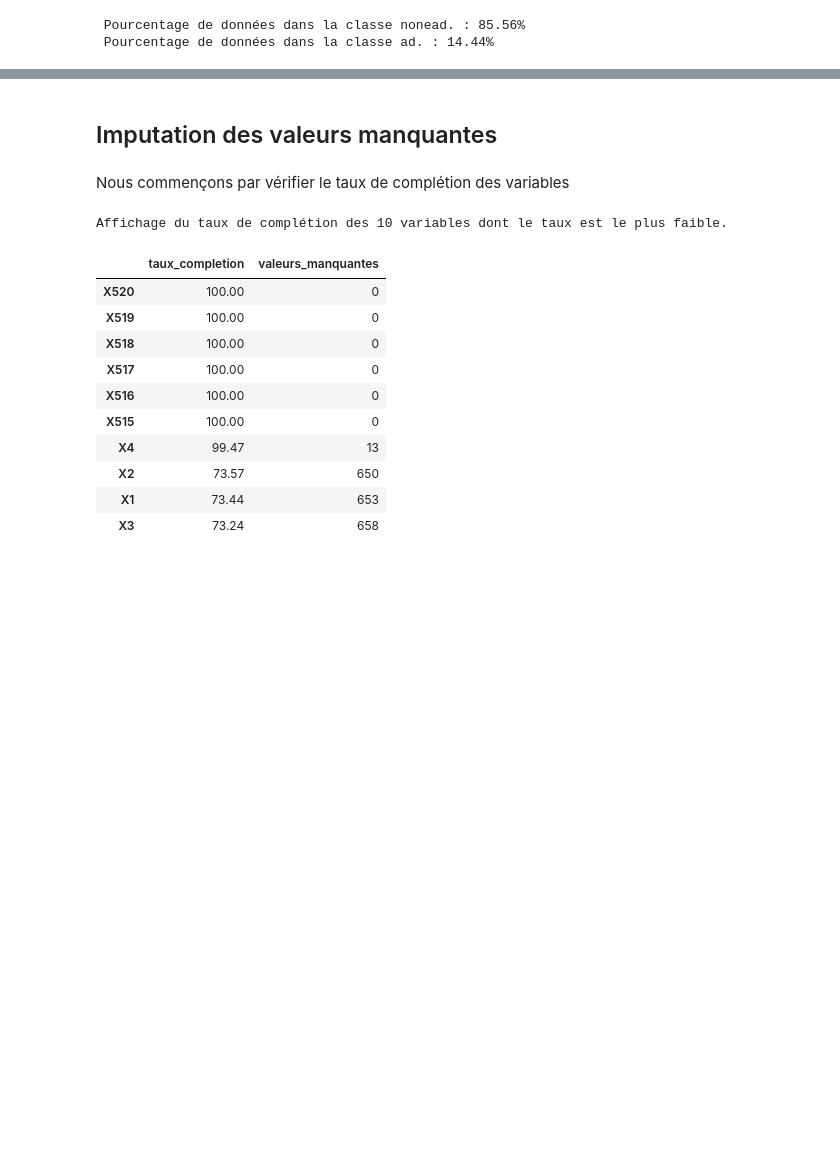
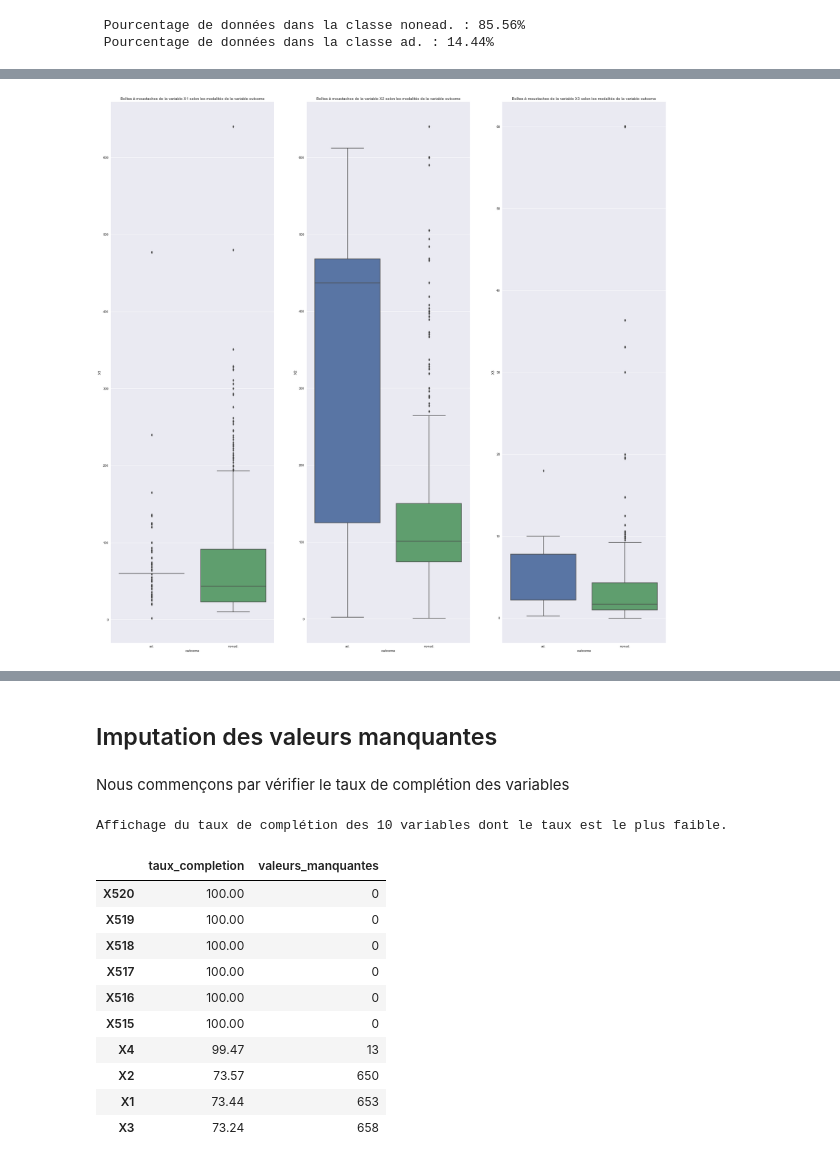
Before and after one commit to cedricsoares/cnam-sta211-entreposage-et-fouille-de-donnees-projet-final, a Jupyter notebook: exploration.ipynb, the cells around one changed output, grey strips where cells are left out. Cells and saved outputs as stored; diff of their text form; code cells hidden in the pictures; blank space fills up the shorter version.

```diff
--- a/exploration.ipynb
+++ b/exploration.ipynb
@@ -71,0 +111,16 @@ print(f" Pourcentage de données dans la classe ad. : {data[data['outcome']== 'a
+# %%
+bins = 'sturges'
+fig, axes = plt.subplots(ncols=3, nrows=1, figsize=(30,30))
+
+sns.boxplot(ax=axes[0], data=data, x='outcome', y='X1')
+axes[0].set_title("Boîtes à moustaches de la variable X1 selon les modalités de la variable outcome")
+
+sns.boxplot(ax=axes[1], data=data, x='outcome', y='X2')
+axes[1].set_title("Boîtes à moustaches de la variable X2 selon les modalités de la variable outcome")
+
+sns.boxplot(ax=axes[2], data=data, x='outcome', y='X3')
+axes[2].set_title("Boîtes à moustaches de la variable X3 selon les modalités de la variable outcome")
+
+fig.show()
+# %% [output]
+[figure, added]
```
Also changed, not shown: parts of 17 cells of this notebook.
